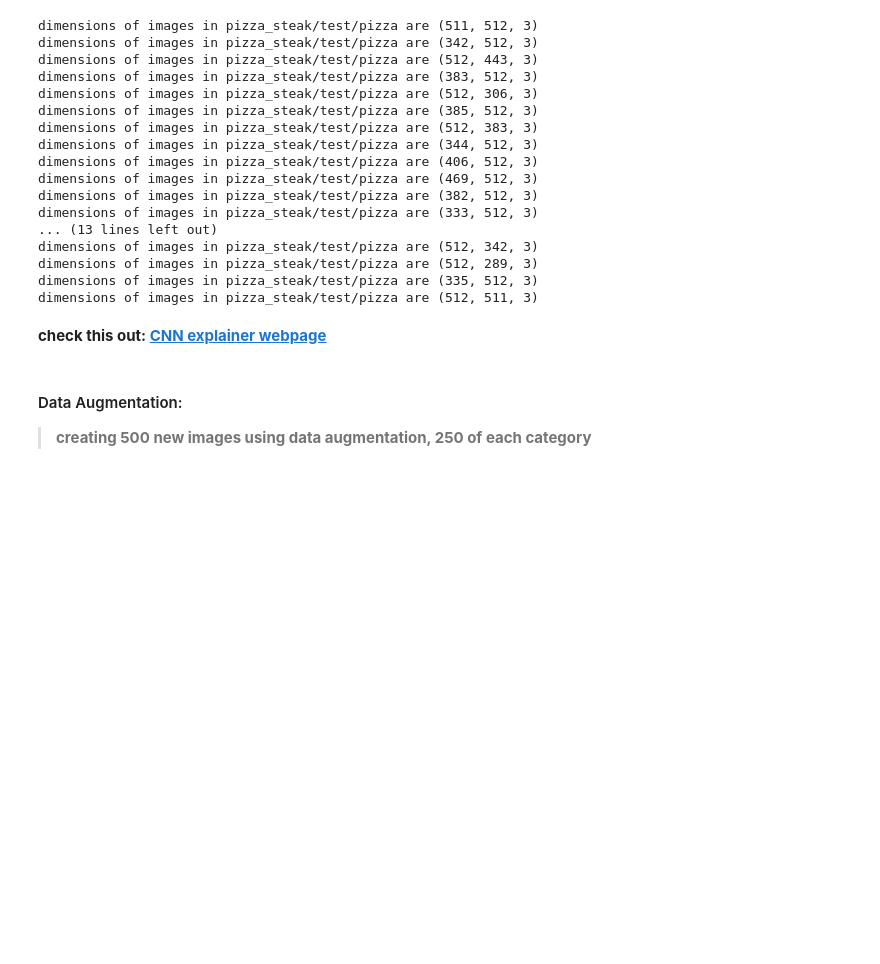
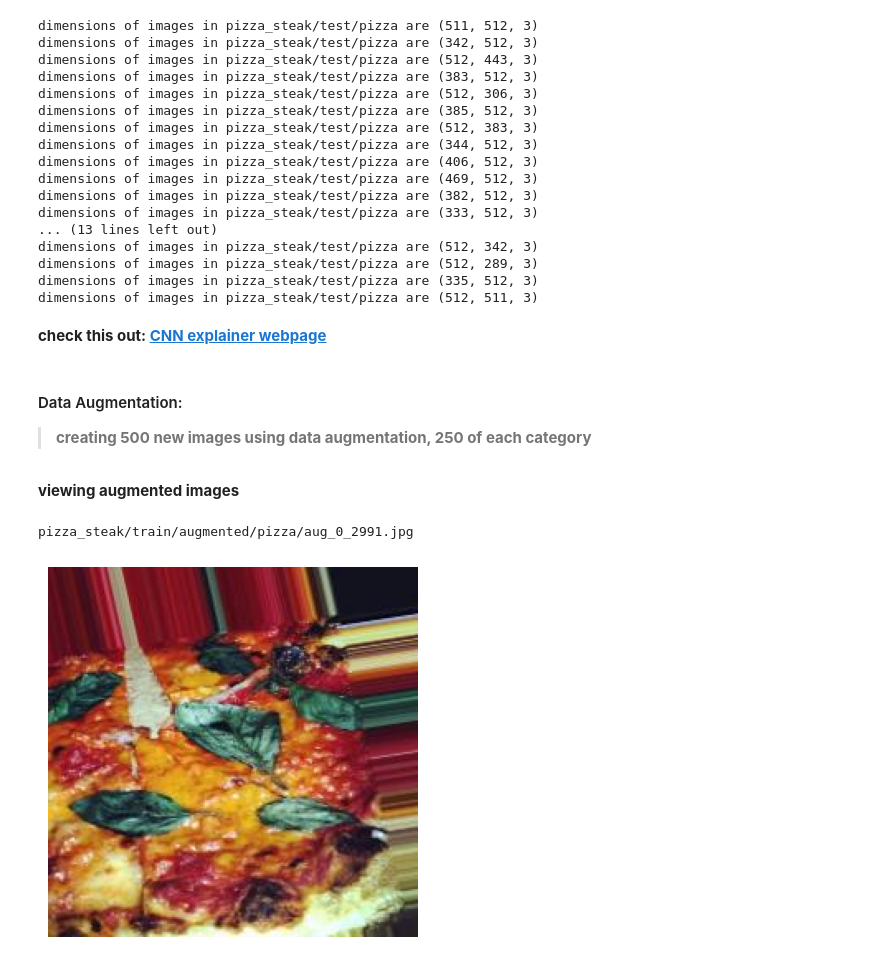
Before and after one commit to divyalaldinani/Deep-Learning-in-TensorFlow, a Jupyter notebook: 03_CNNs_in_tensorflow.ipynb, the cells around one changed output. Drawn from its saved outputs; the diff is of its cells as text; code cells hidden in the pictures; blank space fills up the shorter version.

Commit message:
viewing augmented images

```diff
--- a/03_CNNs_in_tensorflow.ipynb
+++ b/03_CNNs_in_tensorflow.ipynb
@@ -229,0 +259,21 @@ for img_file in random_images_pizza:
+# %% [markdown]
+**viewing augmented images**
+# %%
+import matplotlib.pyplot as plt
+import os
+import random
+from tensorflow.keras.preprocessing.image import load_img
+
+augmented_images_pizza = os.listdir(augmented_dir+'pizza/')
+random_aug_pizza_img = random.choice(augmented_images_pizza)
+augmented_img_path = os.path.join(augmented_dir+'pizza/', random_aug_pizza_img)
+print(augmented_img_path)
+aug_img = load_img(augmented_img_path)
+
+# Display the image using Matplotlib
+plt.imshow(aug_img)
+plt.axis('off')  # Optional: Turn off the axis for a cleaner view
+plt.show()
+# %% [output]
+pizza_steak/train/augmented/pizza/aug_0_2991.jpg
+[figure, added]
```
Also changed, not shown: parts of 1 cell of this notebook.
